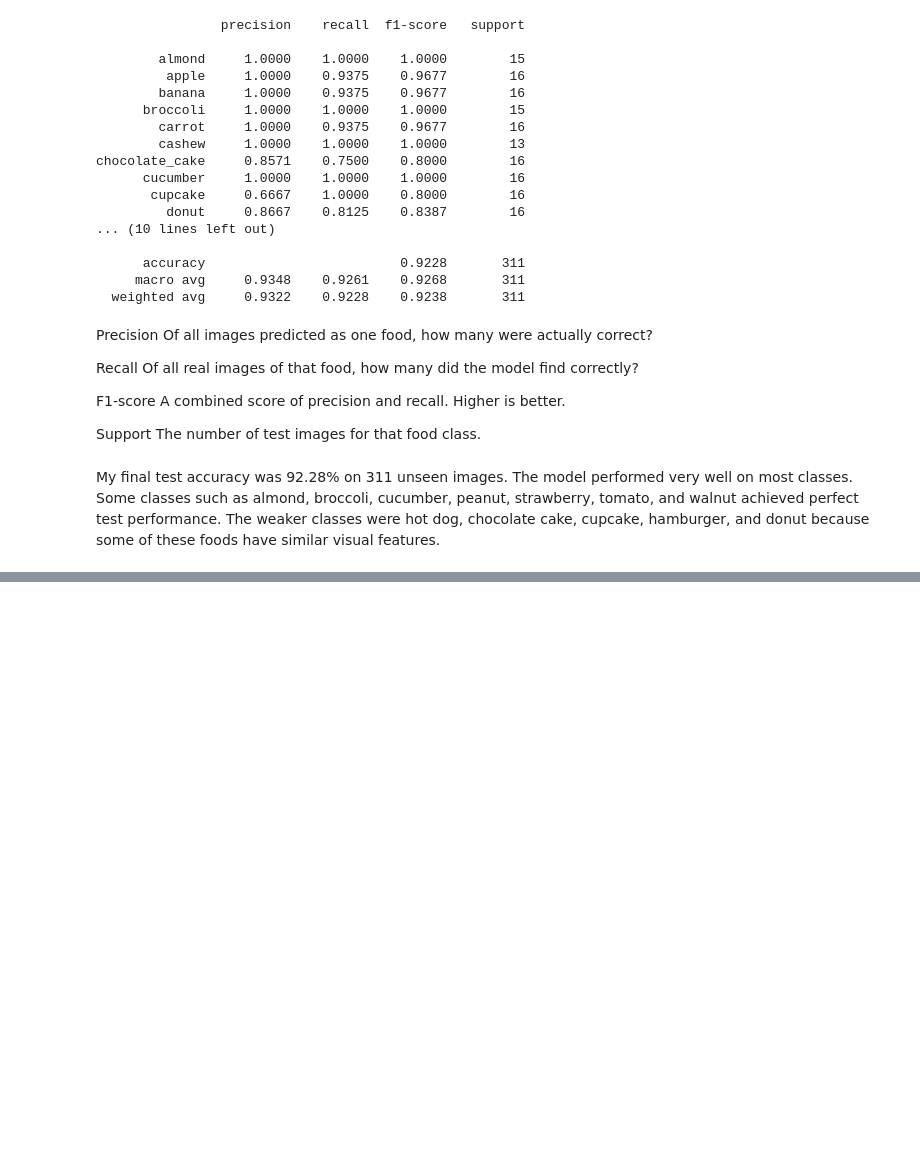
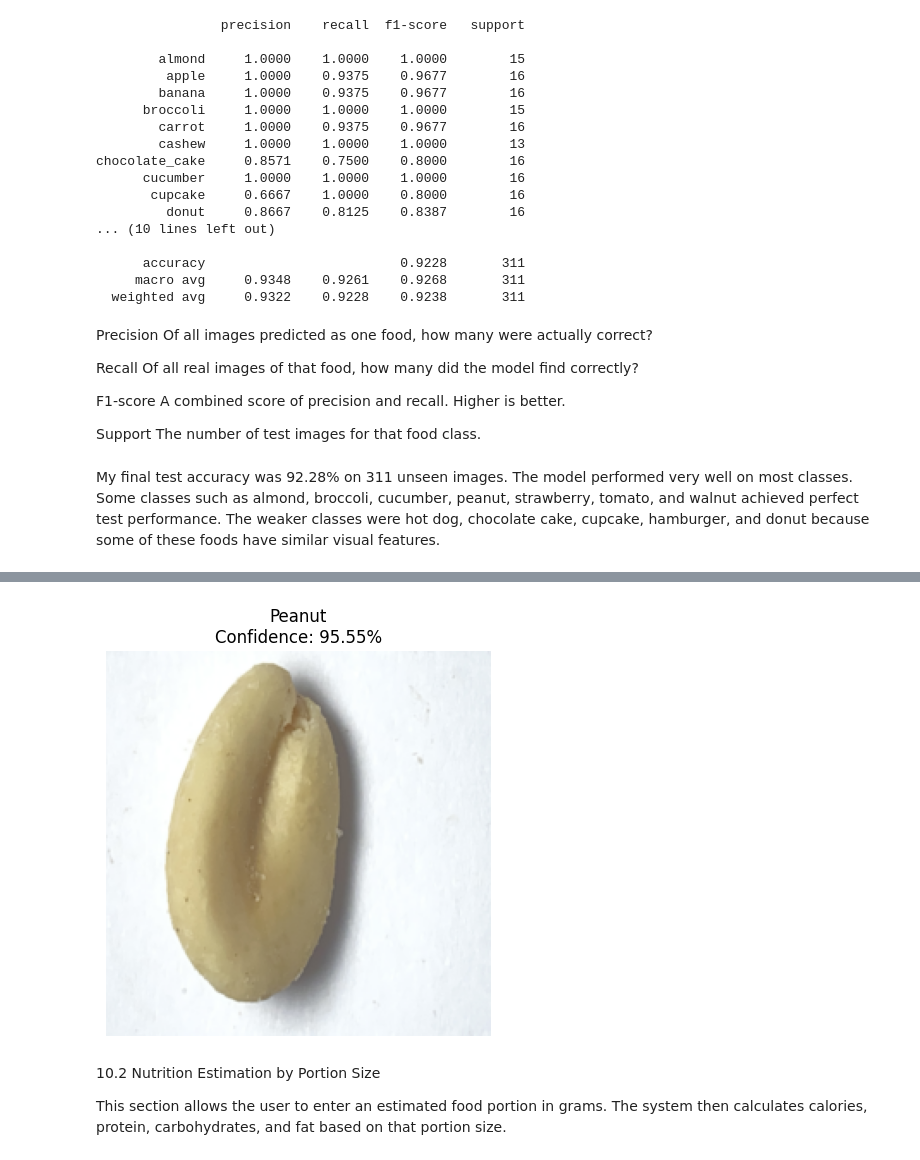
Before and after one commit to yeansreymom25-eng/food-recognition-nutrition, a Jupyter notebook: food_recognition.ipynb, the cells around one changed output, grey strips where cells are left out. Saved outputs shown, nothing was run; the diff lists cells and outputs as text; code cells hidden in the pictures; blank space fills up the shorter version.

Commit message:
Add nutrition database and portion size estimation

```diff
--- a/food_recognition.ipynb
+++ b/food_recognition.ipynb
@@ -1839,0 +1981,25 @@ My final test accuracy was 92.28% on 311 unseen images. The model performed very
+# %%
+display_image = image.permute(1, 2, 0)
+
+mean = torch.tensor([0.485, 0.456, 0.406])
+std = torch.tensor([0.229, 0.224, 0.225])
+
+display_image = display_image * std + mean
+display_image = torch.clamp(display_image, 0, 1)
+
+plt.figure(figsize=(5, 5))
+plt.imshow(display_image)
+
+plt.title(
+    f"{predicted_food.replace('_', ' ').title()}\n"
+    f"Confidence: {confidence_percent:.2f}%"
+)
+
+plt.axis("off")
+plt.show()
+# %% [output]
+[figure, added]
+# %% [markdown]
+10.2 Nutrition Estimation by Portion Size
+
+This section allows the user to enter an estimated food portion in grams. The system then calculates calories, protein, carbohydrates, and fat based on that portion size.
```
Also changed, not shown: parts of 5 cells of this notebook.
